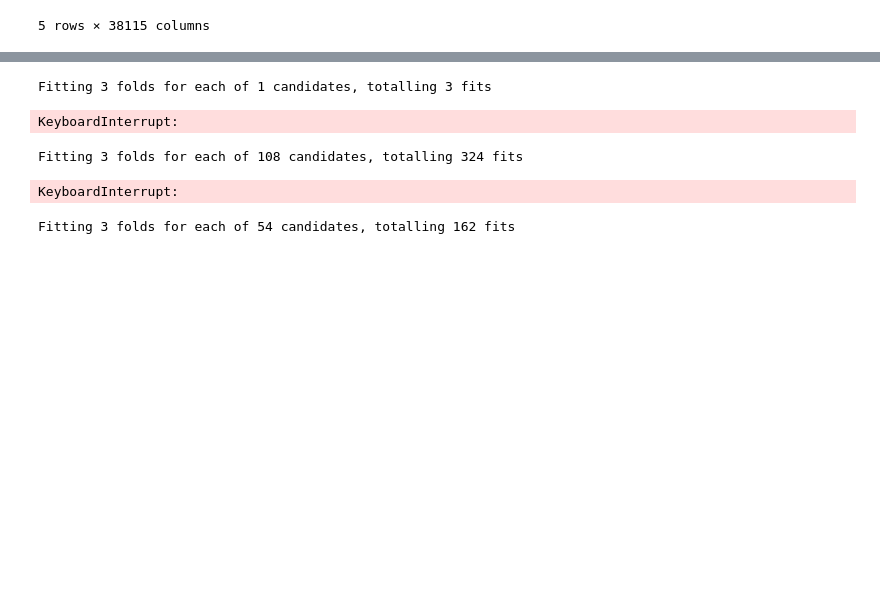
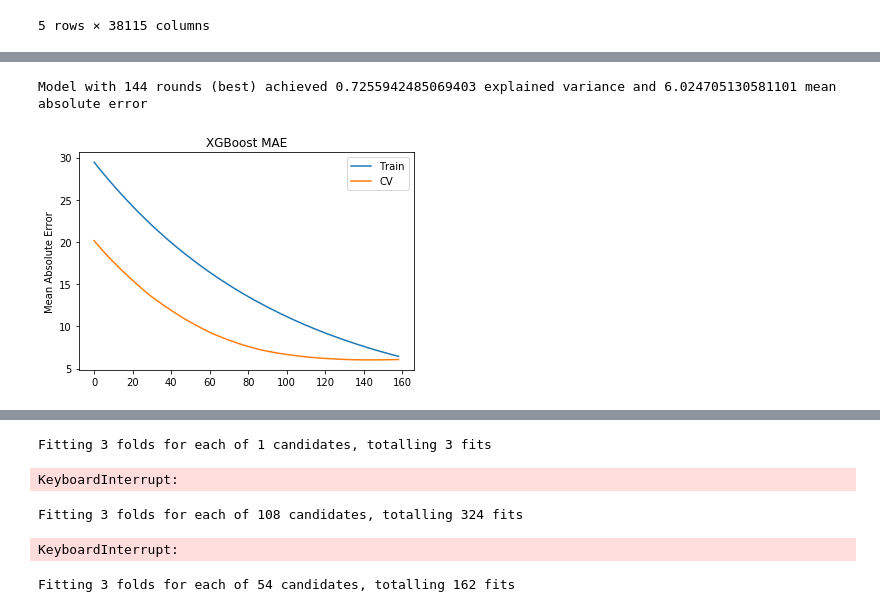
Before and after one commit to rohilbadkundri/CALM, a Jupyter notebook: exhaustive_feature_selection.ipynb, the cells around one changed output, grey strips where cells are left out. Drawn from its saved outputs; the diff is of its cells as text; code cells hidden in the pictures; blank space fills up the shorter version.

```diff
--- a/exhaustive_feature_selection.ipynb
+++ b/exhaustive_feature_selection.ipynb
@@ -69,2 +82,3 @@ selected_features_2.shape
 # %%
-selected_features_2_4 = select_features(full_data_2_4[full_features.columns].drop(columns=['date', 'gov_iso', 'days_from']), full_data_2_4['week_2_to_4_cases'], fdr_level=10**-10)
+selected_features_2_4 = select_features(full_data_2_4[full_features.columns].drop(columns=['date', 'gov_iso', 'days_from']), full_data_2_4['week_2_to_4_cases'], fdr_level=0.01)
+selected_features_2_4.shape
@@ -129,0 +173,5 @@ rfecv = RFECV(estimator=rfe_model, step=0.01, cv=TimeSeriesSplit(n_splits=3),
+# %%
+validate_performance(selected_features_2_4, full_data_2_4[['date', 'week_2_to_4_cases']])
+# %% [output]
+Model with 144 rounds (best) achieved 0.7255942485069403 explained variance and 6.024705130581101 mean absolute error
+[figure, added]
```
Also changed, not shown: parts of 41 cells of this notebook, 2 other files.
